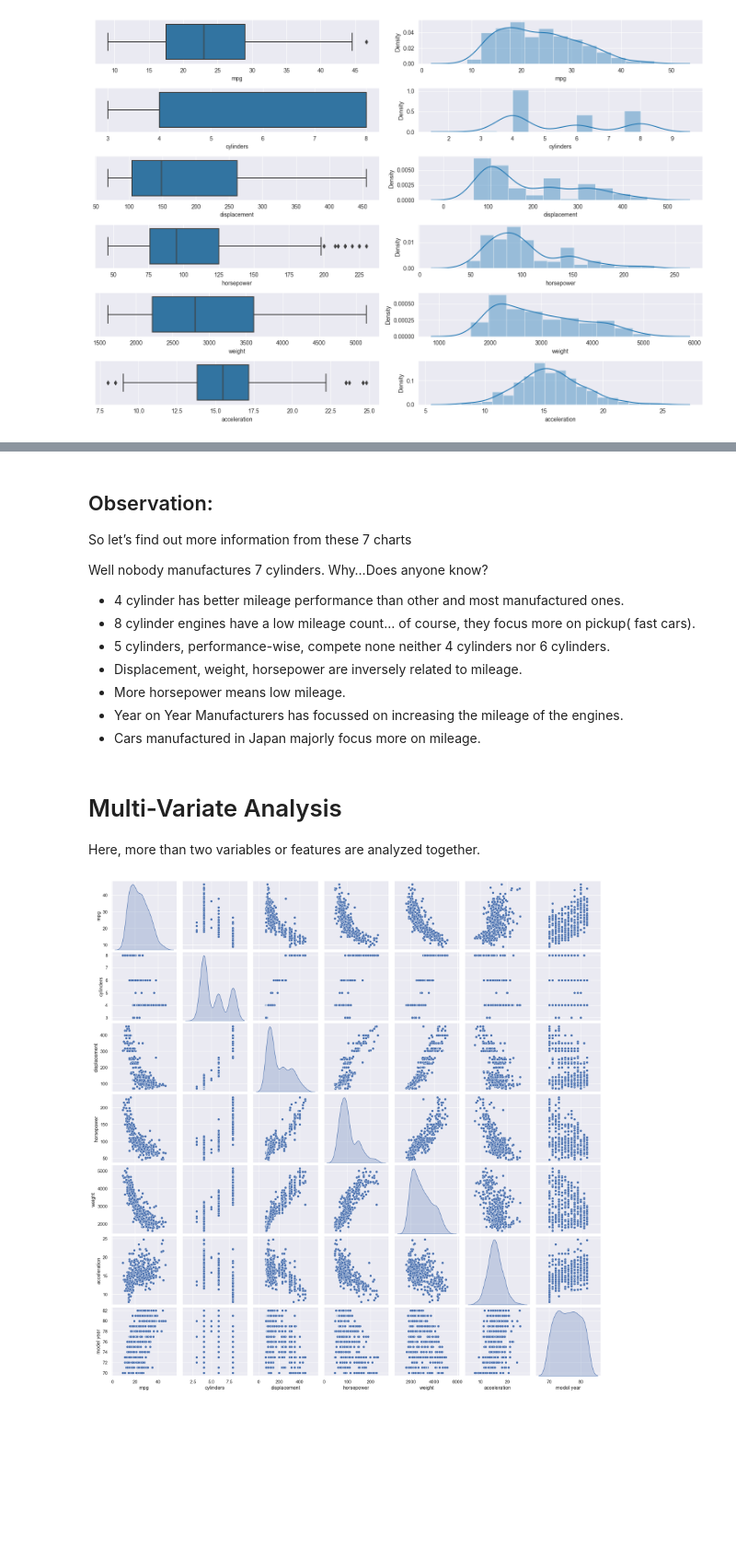
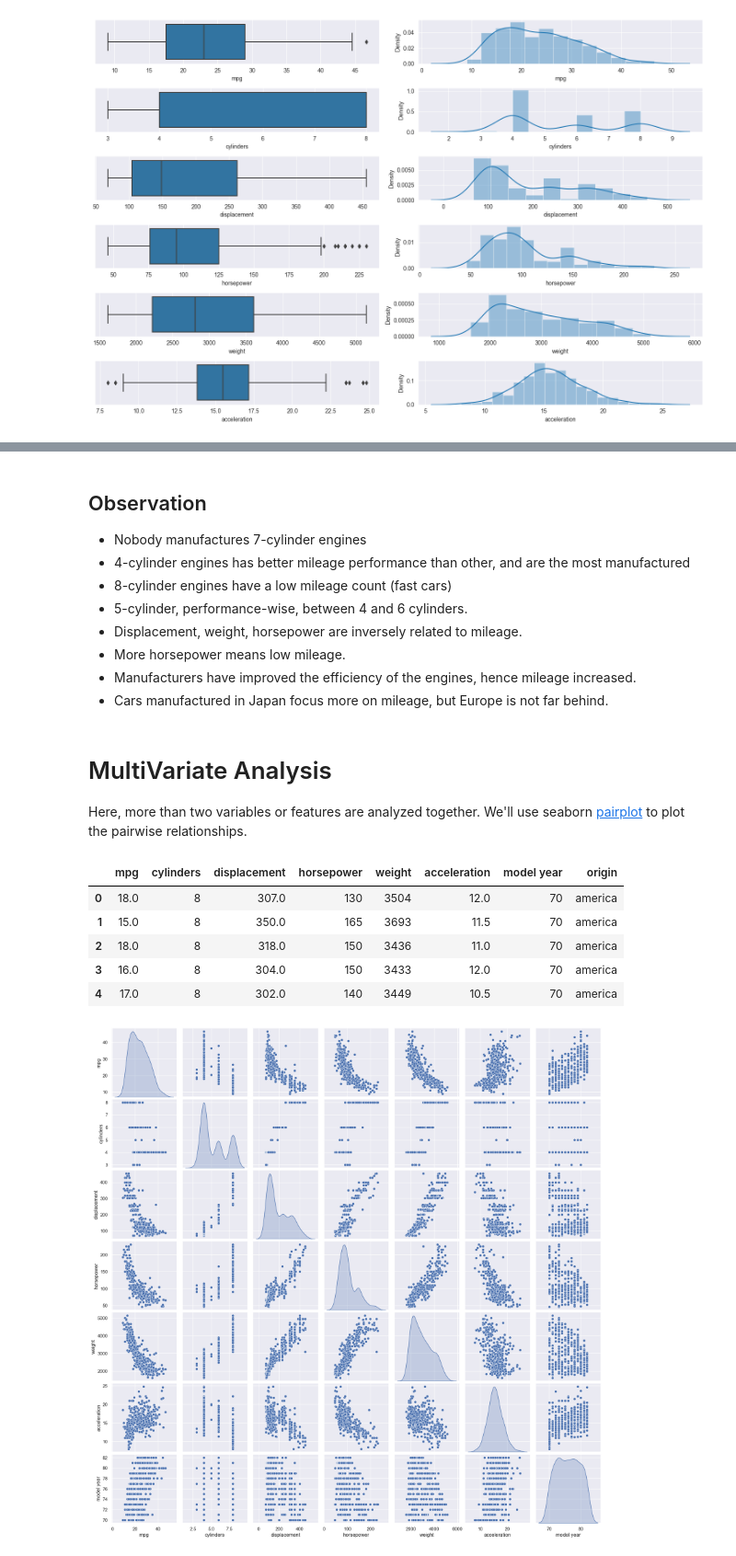
Before and after one commit to jpbianchi/portfolio, a Jupyter notebook: EDA/EDA_basic.ipynb, the cells around one changed output, grey strips where cells are left out. Shown at 92% size. Cells and saved outputs as stored; diff of their text form; code cells hidden in the pictures; blank space fills up the shorter version.

```diff
--- a/EDA/EDA_basic.ipynb
+++ b/EDA/EDA_basic.ipynb
@@ -335,19 +353,27 @@ plt.show();
 # %% [markdown]
-## Observation:
+## Observation
 
-So let’s find out more information from these 7 charts
-
-Well nobody manufactures 7 cylinders. Why…Does anyone know?
-- 4 cylinder has better mileage performance than other and most manufactured ones.
-- 8 cylinder engines have a low mileage count… of course, they focus more on pickup( fast cars).
-- 5 cylinders, performance-wise, compete none neither 4 cylinders nor 6 cylinders.
+- Nobody manufactures 7-cylinder engines
+- 4-cylinder engines has better mileage performance than other, and are the most manufactured
+- 8-cylinder engines have a low mileage count (fast cars)
+- 5-cylinder, performance-wise, between 4 and 6 cylinders.
 - Displacement, weight, horsepower are inversely related to mileage.
 - More horsepower means low mileage.
-- Year on Year Manufacturers has focussed on increasing the mileage of the engines.
-- Cars manufactured in Japan majorly focus more on mileage.
+- Manufacturers have improved the efficiency of the engines, hence mileage increased.
+- Cars manufactured in Japan focus more on mileage, but Europe is not far behind.
 # %% [markdown]
-# Multi-Variate Analysis
+# MultiVariate Analysis
 Here, more than two variables or features are analyzed together.
+We'll use seaborn [pairplot](https://seaborn.pydata.org/generated/seaborn.pairplot.html) to plot the pairwise relationships.
+# %%
+df_cars.head()
+# %% [output]
+|  | mpg | cylinders | displacement | horsepower | weight | acceleration | model year | origin |
+| 0 | 18.0 | 8 | 307.0 | 130 | 3504 | 12.0 | 70 | america |
+| 1 | 15.0 | 8 | 350.0 | 165 | 3693 | 11.5 | 70 | america |
+| 2 | 18.0 | 8 | 318.0 | 150 | 3436 | 11.0 | 70 | america |
+| 3 | 16.0 | 8 | 304.0 | 150 | 3433 | 12.0 | 70 | america |
+| 4 | 17.0 | 8 | 302.0 | 140 | 3449 | 10.5 | 70 | america |
 # %%
 sns.set(rc={'figure.figsize':(12,8)})
 cData_attr = df_cars.iloc[:, :8]
```
Also changed, not shown: parts of 29 cells of this notebook.
